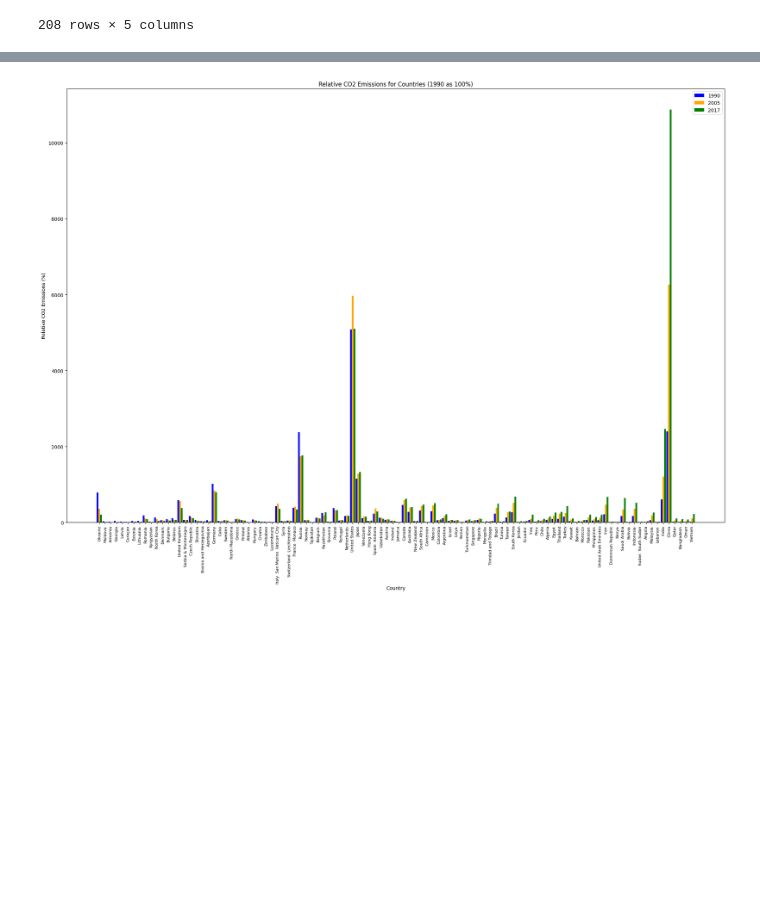
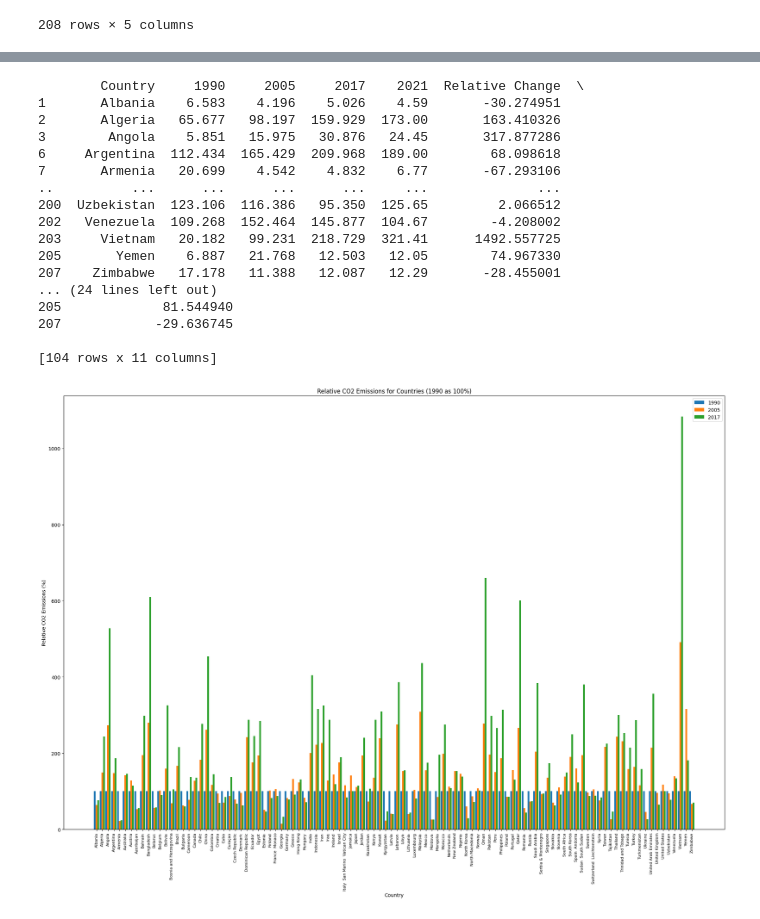
Before and after one commit to rashmi-22-stack/assignment, a Jupyter notebook: co2_emission.ipynb, the cells around one changed output, grey strips where cells are left out. Saved outputs shown, nothing was run; the diff lists cells and outputs as text; code cells hidden in the pictures; blank space fills up the shorter version.

```diff
--- a/co2_emission.ipynb
+++ b/co2_emission.ipynb
@@ -133,8 +131,6 @@ plt.show()
 # %%
 #Graph 2 :worst and best changers
 # part1: Finding the top three and bottom three countries with regards to lowering these emissions and ploting their results.
-import matplotlib.pyplot as plt
-
 # Filter out countries with less than five Mt of CO2 emissions in 1990
 filtered_df = countries_df[countries_df['1990'] >= 5]
 print(filtered_df)
@@ -142,7 +138,7 @@ print(filtered_df)
 filtered_df['Relative Change'] = (filtered_df['2021'] - filtered_df['1990']) / filtered_df['1990'] * 100
 
 # Sort the DataFrame based on the relative change in ascending order
-sorted_df = filtered_df.sort_values(by='Relative Change')
+sorted_df = filtered_df.sort_values(by='Relative Change', ascending=True)
 print(sorted_df)
 # Select the top three and bottom three countries
 top_countries = sorted_df.head(3)
@@ -167,7 +163,7 @@ for i, v in enumerate(selected_countries['Relative Change']):
     plt.text(v, i, str(round(v, 2)) + '%', color='black', va='center')
 
 # Move the legend to the side of the graph
-plt.legend( bbox_to_anchor=(1.05, 1), loc='upper left')
+plt.legend()
 
 plt.show()
 # %% [output]
@@ -198,8 +194,19 @@ WARNING:matplotlib.legend:No artists with labels found to put in legend.  Note t
 # %%
-import matplotlib.pyplot as plt
+# Part2:Calculate the relative amount of CO2 emitted for each country
+filtered_df['Relative 1990'] = 100
+filtered_df['Relative 2005'] = (filtered_df['2005'] / filtered_df['1990']) * 100
+filtered_df['Relative 2017'] = (filtered_df['2017'] / filtered_df['1990']) * 100
 
-# Sort the data by relative change in ascending order
-sorted_df = filtered_df.sort_values('Relative Change', ascending=True)
+# # Calculate the relative change for each year
+# filtered_df['Relative Change 2005'] = filtered_df['Relative 2005'] - filtered_df['Relative 1990']
+# filtered_df['Relative Change 2017'] = filtered_df['Relative 2017'] - filtered_df['Relative 1990']
+
+# # Sort the data by relative change in ascending order
+# sorted_df = filtered_df.sort_values('Relative Change 2005', ascending=True)
+# sorted_df = filtered_df.sort_values('Relative Change 2017', ascending=True)
+
+# Sort the dataframe by alphabetical order
+sorted_df = sorted_df.sort_index()
 
 # Set the x-axis labels
 countries = sorted_df['Country']
@@ -207,23 +214,22 @@ x = range(len(countries))
 years = ['1990', '2005', '2017']
 
 # Prepare data for each year
-relative_emissions_1990 = sorted_df['1990']
-relative_emissions_2005 = sorted_df['2005']
-relative_emissions_2017 = sorted_df['2017']
+relative_emissions_1990 = sorted_df['Relative 1990']
+relative_emissions_2005 = sorted_df['Relative 2005']
+relative_emissions_2017 = sorted_df['Relative 2017']
 
+print(sorted_df)
 # Set the width of the bars
 bar_width = 0.3
 
-# Define colors for each year's bars
-colors = ['blue', 'orange', 'green']
+# Increase the size of the graph
+plt.figure(figsize=(20, 15))# adjust according to preference
 
-# Increase the size of the graph
-plt.figure(figsize=(20, 15))  # Adjust the size according to your preference
-
-# Plot the bars for each year with different colors( and modifying code to positioning the bars of years of each country next to each other using the x-coordinates,)
-plt.bar(x, relative_emissions_1990, width=bar_width, label='1990', color=colors[0])
-plt.bar([i + bar_width for i in x], relative_emissions_2005, width=bar_width, label='2005', color=colors[1])
-plt.bar([i + 2 * bar_width for i in x], relative_emissions_2017, width=bar_width, label='2017', color=colors[2])
+# Plot the bars for each year
+plt.bar(x, relative_emissions_1990, width=bar_width, label='1990')
+# Adjusting each bar side by side of each year for their countries
+plt.bar([i + bar_width for i in x], relative_emissions_2005, width=bar_width, label='2005')
+plt.bar([i + 2 * bar_width for i in x], relative_emissions_2017, width=bar_width, label='2017')
 
 # Add labels and title to the chart
 plt.xlabel('Country')
@@ -236,9 +242,6 @@ plt.xticks([i + bar_width for i in x], countries, rotation=90, fontsize=8)
 # Add a legend
 plt.legend()
 
-# Adjust y-axis limits for better visibility
-# plt.ylim(min(relative_emissions_1990) - 5, max(relative_emissions_2017) + 5)
-
 # Display the chart
 plt.tight_layout()
 plt.show()
@@ -246 +264,18 @@ plt.show()
+        Country     1990     2005     2017    2021  Relative Change  \
+1       Albania    6.583    4.196    5.026    4.59       -30.274951
+2       Algeria   65.677   98.197  159.929  173.00       163.410326
+3        Angola    5.851   15.975   30.876   24.45       317.877286
+6     Argentina  112.434  165.429  209.968  189.00        68.098618
+7       Armenia   20.699    4.542    4.832    6.77       -67.293106
+..          ...      ...      ...      ...     ...              ...
+200  Uzbekistan  123.106  116.386   95.350  125.65         2.066512
+202   Venezuela  109.268  152.464  145.877  104.67        -4.208002
+203     Vietnam   20.182   99.231  218.729  321.41      1492.557725
+205       Yemen    6.887   21.768   12.503   12.05        74.967330
+207    Zimbabwe   17.178   11.388   12.087   12.29       -28.455001
+... (24 lines left out)
+205             81.544940
+207            -29.636745
+
+[104 rows x 11 columns]
-[figure, old version]
+[figure, new version]
```
Also changed, not shown: parts of 5 cells of this notebook.
